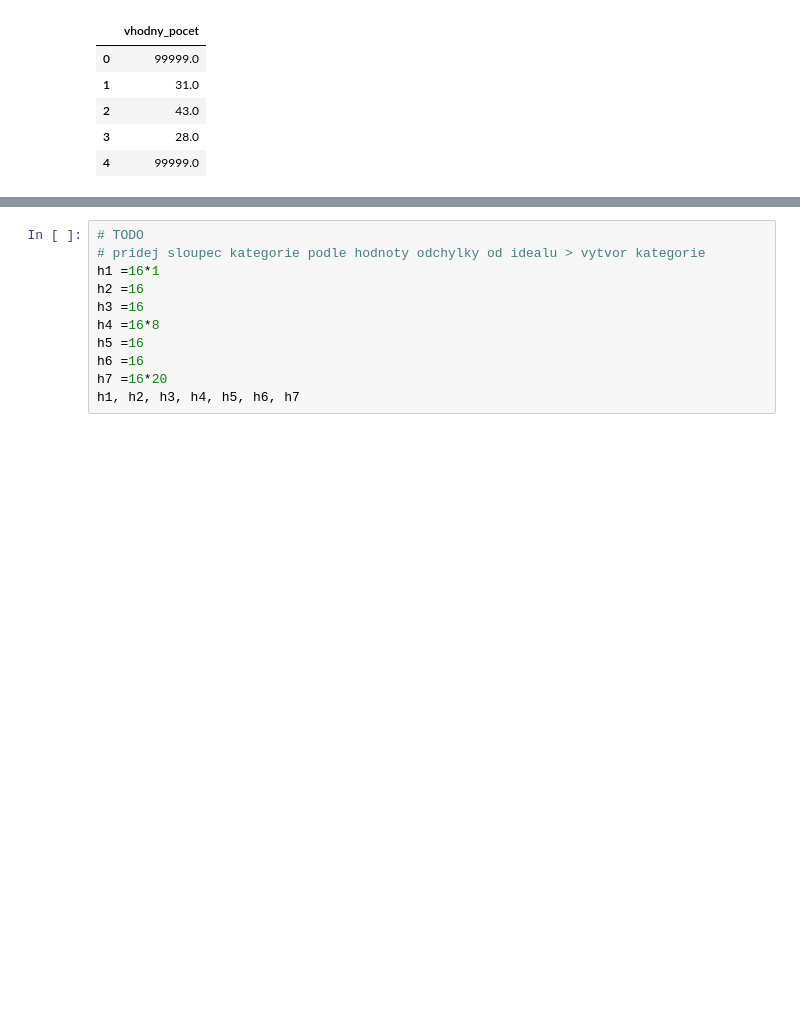
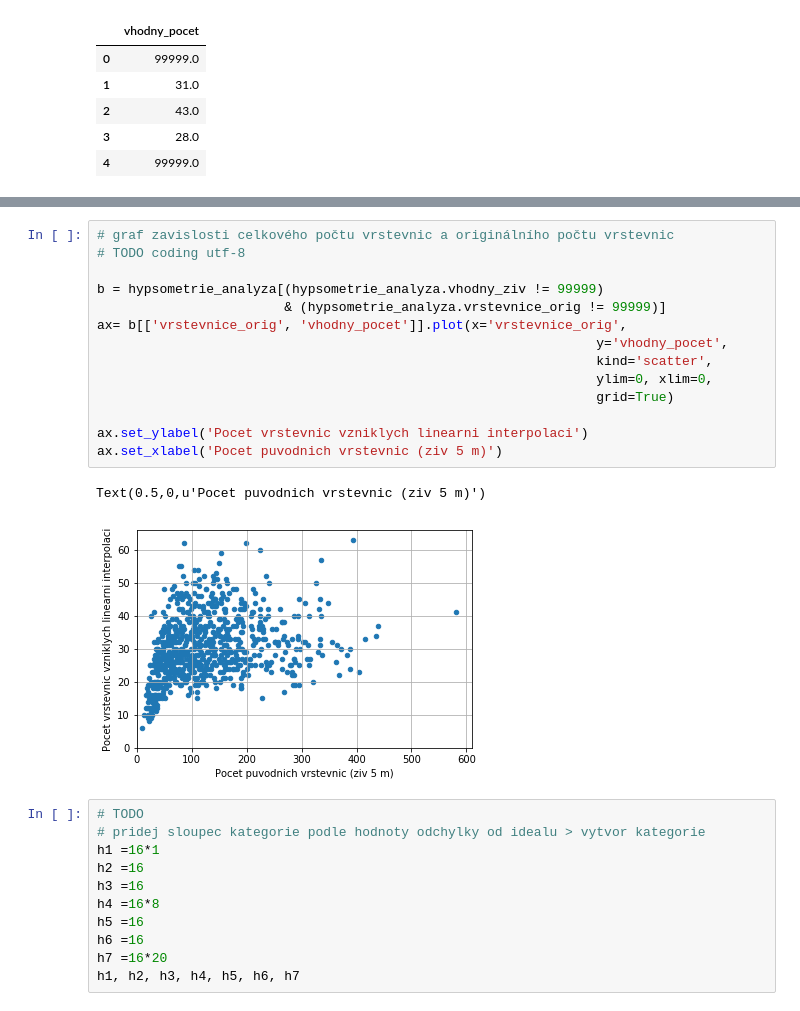
Before and after one commit to fenclova/jupyter-diplomka, a Jupyter notebook: 1_hypsometrie_analyza.ipynb, the cells around one changed output, grey strips where cells are left out. Saved outputs shown, nothing was run; the diff lists cells and outputs as text; blank space fills up the shorter version.

```diff
--- a/1_hypsometrie_analyza.ipynb
+++ b/1_hypsometrie_analyza.ipynb
@@ -271,6 +265,23 @@ ax.set_xlabel('Soucet linii v 16 ctvercich 1x1 km')
 # %% [output]
 Text(0.5,0,u'Soucet linii v 16 ctvercich 1x1 km')
 [figure]
+# %%
+# graf zavislosti celkového počtu vrstevnic a originálního počtu vrstevnic
+# TODO coding utf-8
+
+b = hypsometrie_analyza[(hypsometrie_analyza.vhodny_ziv != 99999)
+                        & (hypsometrie_analyza.vrstevnice_orig != 99999)]
+ax= b[['vrstevnice_orig', 'vhodny_pocet']].plot(x='vrstevnice_orig',
+                                                                y='vhodny_pocet',
+                                                                kind='scatter',
+                                                                ylim=0, xlim=0,
+                                                                grid=True)
+
+ax.set_ylabel('Pocet vrstevnic vzniklych linearni interpolaci')
+ax.set_xlabel('Pocet puvodnich vrstevnic (ziv 5 m)')
+# %% [output]
+Text(0.5,0,u'Pocet puvodnich vrstevnic (ziv 5 m)')
+[figure, added]
 # %%
 # TODO
 # pridej sloupec kategorie podle hodnoty odchylky od idealu > vytvor kategorie
```
Also changed, not shown: parts of 5 cells of this notebook, 2 other files.
